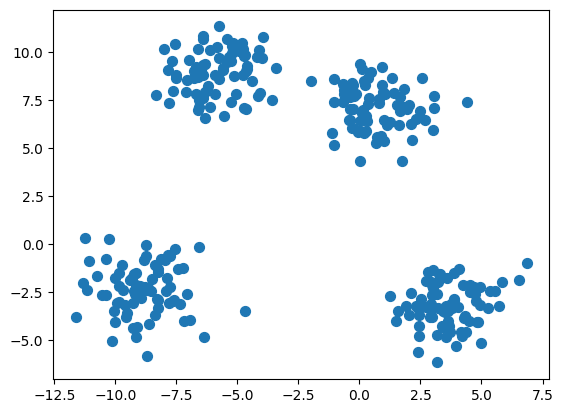
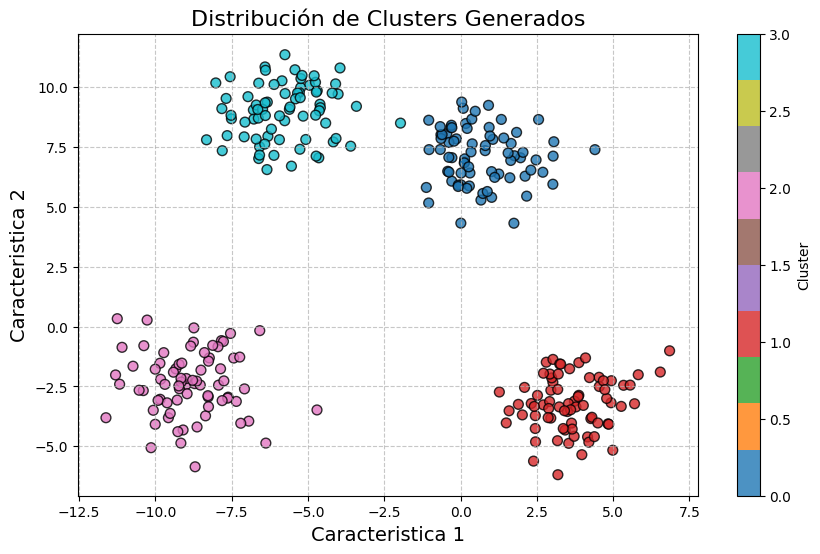
Code edit (unified diff) that turned the first committed figure into the second:
--- before
+++ after
@@ -4,5 +4,26 @@
 estado = ord('C') # cada grupo debe cambiarlo por su inicial
 # generar datos aleatorios y representarlos
-X, y = make_blobs(n_samples = 300, centers = 4, random_state = estado,
-cluster_std = 1.2)
-plt.scatter(X[: , 0], X[: , 1], s = 50);
+X, y = make_blobs(n_samples = 300, centers = 4, random_state = estado, cluster_std = 1.2)
+
+# Crear la figura
+
+plt.figure(figsize=(10,6))
+
+# Gráfico representativo
+scatter = plt.scatter(X[: , 0], X[: , 1],
+                      c= y, # Coloreamos los puntos en base a los grupos del conjunto y
+                      cmap='tab10', # Colores para los grupos de datos
+                      s = 50,
+                      alpha=0.8,
+                      edgecolors="black");
+
+# Personalización
+plt.title("Distribución de Clusters Generados", fontsize=16)
+plt.xlabel("Caracteristica 1", fontsize=14)
+plt.ylabel("Caracteristica 2", fontsize=14)
+plt.grid(True, linestyle='--', alpha=0.7)
+
+plt.colorbar(scatter, label="Cluster");
+
+# Mostrar el gráfico
+plt.show()

Commit: CCA Terminada fase 1